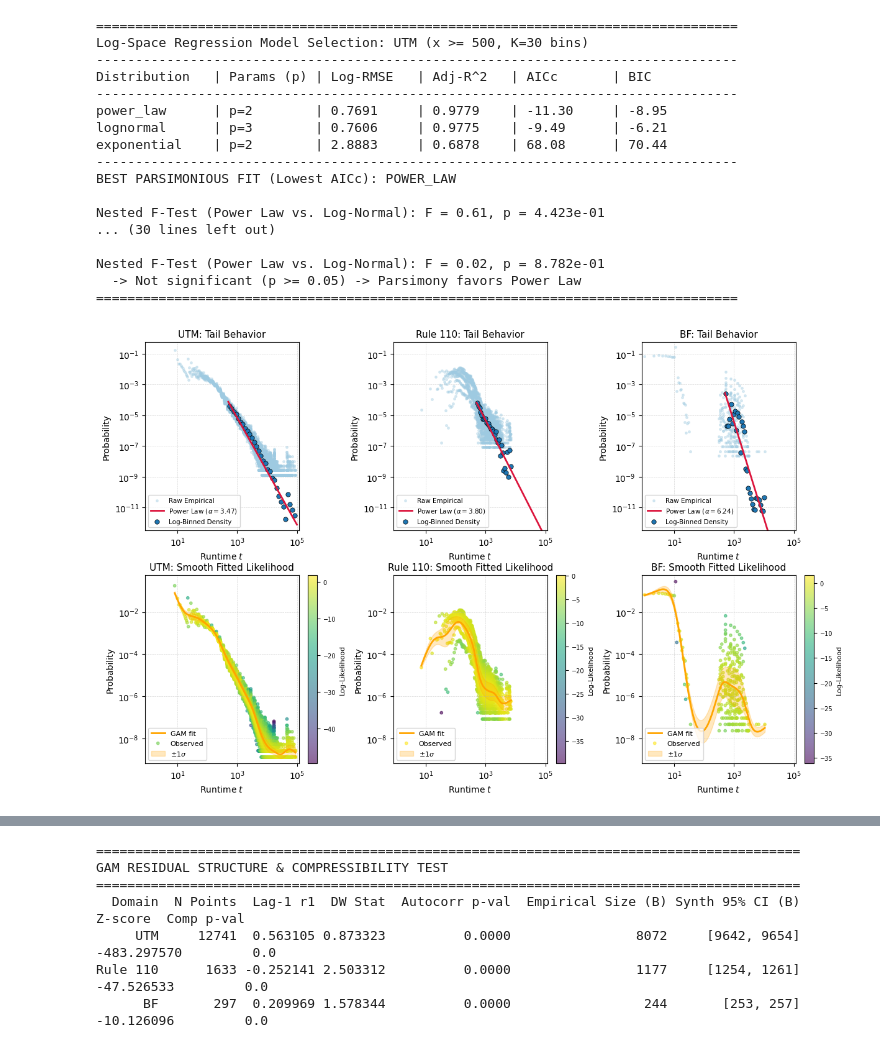
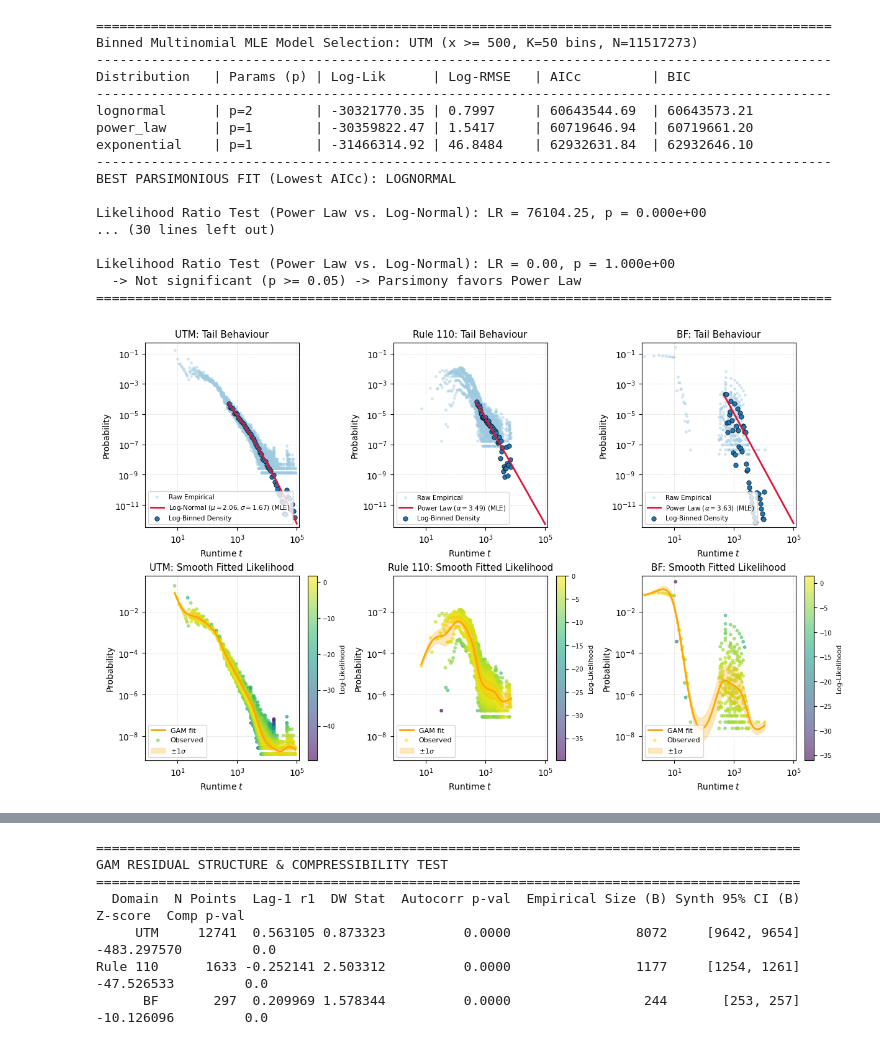
Before and after one commit to vincentherrmann/universal-computer-runtime-probabilities, a Jupyter notebook: Runtime_visualizations_grid.ipynb, the cells around one changed output, grey strips where cells are left out. Cells and saved outputs as stored; diff of their text form; code cells hidden in the pictures.

```diff
--- a/Runtime_visualizations_grid.ipynb
+++ b/Runtime_visualizations_grid.ipynb
@@ -532,6 +708,7 @@ def render_domain_column(
     num_bins=50,
     max_runtime=100_000,
     n_splines=20,
+    fit_method="log_rmse",  # <-- "log_rmse" or "mle"
 ):
   """Fills a vertical column of 2 axes:
 
@@ -551,7 +728,7 @@ def render_domain_column(
   p_emp = raw_p[mask_empirical]
 
   # -------------------------------------------------------------
-  # Fit models using Log-Space Regression
+  # Fit models using selected method ("log_rmse" or "mle")
   # -------------------------------------------------------------
   mask_tail = (raw_counts > 0) & (runtime >= xmin_val)
   fitter = LogSpaceDistributionFitter(
@@ -559,6 +736,7 @@ def render_domain_column(
       raw_counts[mask_tail],
       xmin=xmin_val,
       num_bins=num_bins,
+      method=fit_method,
   )
   fitter.summary(domain_name=domain_name)
 
@@ -569,16 +747,14 @@ def render_domain_column(
 
   if best_dist == "prefix_law":
     c_val = best_info["params"]["c"]
-    best_param_str = f"Prefix Law ($c={c_val:.2f}, x_{{\\min}}={xmin_val}$)"
+    best_param_str = f"Prefix Law ($c={c_val:.2f}$)"
   elif best_dist == "power_law":
     a = best_info["params"]["alpha"]
     best_param_str = f"Power Law ($\\alpha={a:.2f}$)"
   elif best_dist == "lognormal":
     mu = best_info["params"]["mu"]
     s = best_info["params"]["sigma"]
-    best_param_str = (
-        f"Log-Normal ($\\mu={mu:.2f}, \\sigma={s:.2f}, x_{{\\min}}={xmin_val}$)"
-    )
+    best_param_str = f"Log-Normal ($\\mu={mu:.2f}, \\sigma={s:.2f}$)"
   else:
     lam = best_info["params"]["lambda"]
     best_param_str = (
@@ -604,7 +780,6 @@ def render_domain_column(
       label="Raw Empirical",
   )
 
-  # Log-binned empirical points (what the regression actually fits)
   ax_top.scatter(
       fitter.t_bins,
       p_tail * fitter.p_bins,
@@ -616,7 +791,6 @@ def render_domain_column(
       label="Log-Binned Density",
   )
 
-  # Best fit curve
   y_fit = p_tail * pdf_fn(x_fit)
   valid_fit = (y_fit > 0) & np.isfinite(y_fit)
   ax_top.plot(
@@ -625,10 +799,10 @@ def render_domain_column(
       color="crimson",
       linewidth=2.0,
       zorder=4,
-      label=f"{best_param_str}",
+      label=f"{best_param_str} ({fit_method.upper()})",
   )
 
-  ax_top.set_title(f"{domain_name}: Tail Behavior", fontsize=11)
+  ax_top.set_title(f"{domain_name}: Tail Behaviour", fontsize=11)
   ax_top.set_xlabel("Runtime $t$")
   ax_top.set_ylabel("Probability")
   ax_top.grid(True, which="both", ls="--", linewidth=0.5)
@@ -695,48 +869,51 @@ def render_domain_column(
 # %%
 # =====================================================================
 # Figure 1: 2x3 Grid (UTM, Rule 110, Brainfuck)
 # =====================================================================
 fig_3x3, axes_3x3 = plt.subplots(
     2,
     3,
     figsize=(12, 7.5),
     gridspec_kw={"height_ratios": [1, 1]},
     constrained_layout=True,
 )
 
 domains_3x3 = ["utm", "rule110", "bf"]
+FIT_METHOD = "mle"  # Switch between "log_rmse" and "mle"
+
 for col_idx, domain_key in enumerate(domains_3x3):
   col_axes = axes_3x3[:, col_idx]
   render_domain_column(
       domain_key,
       col_axes,
       xlim=global_xlim,
       ylim=global_ylim,
       xmin_val=500,
-      num_bins=30,
+      num_bins=50,
+      fit_method=FIT_METHOD,
   )
 
-fig_3x3.savefig("runtime_vs_probability_2x3_logreg.pdf")
+#fig_3x3.savefig("runtime_vs_probability_2x3_logreg.pdf")
 plt.show()
 # %% [output]
-==================================================================================
-Log-Space Regression Model Selection: UTM (x >= 500, K=30 bins)
-----------------------------------------------------------------------------------
-Distribution   | Params (p) | Log-RMSE   | Adj-R^2   | AICc       | BIC
-----------------------------------------------------------------------------------
-power_law      | p=2        | 0.7691     | 0.9779    | -11.30     | -8.95
-lognormal      | p=3        | 0.7606     | 0.9775    | -9.49      | -6.21
-exponential    | p=2        | 2.8883     | 0.6878    | 68.08      | 70.44
-----------------------------------------------------------------------------------
-BEST PARSIMONIOUS FIT (Lowest AICc): POWER_LAW
+==============================================================================================
+Binned Multinomial MLE Model Selection: UTM (x >= 500, K=50 bins, N=11517273)
+----------------------------------------------------------------------------------------------
+Distribution   | Params (p) | Log-Lik      | Log-RMSE   | AICc         | BIC
+----------------------------------------------------------------------------------------------
+lognormal      | p=2        | -30321770.35 | 0.7997     | 60643544.69  | 60643573.21
+power_law      | p=1        | -30359822.47 | 1.5417     | 60719646.94  | 60719661.20
+exponential    | p=1        | -31466314.92 | 46.8484    | 62932631.84  | 62932646.10
+----------------------------------------------------------------------------------------------
+BEST PARSIMONIOUS FIT (Lowest AICc): LOGNORMAL
 
-Nested F-Test (Power Law vs. Log-Normal): F = 0.61, p = 4.423e-01
+Likelihood Ratio Test (Power Law vs. Log-Normal): LR = 76104.25, p = 0.000e+00
 ... (30 lines left out)
 
-Nested F-Test (Power Law vs. Log-Normal): F = 0.02, p = 8.782e-01
+Likelihood Ratio Test (Power Law vs. Log-Normal): LR = 0.00, p = 1.000e+00
   -> Not significant (p >= 0.05) -> Parsimony favors Power Law
-==================================================================================
+==============================================================================================
-[figure, old version]
+[figure, new version]
 # %%
 # =====================================================================
 # Figure 2: Single Column 2x1 Grid (2-Tag System)
```
Also changed, not shown: parts of 2 cells of this notebook.
